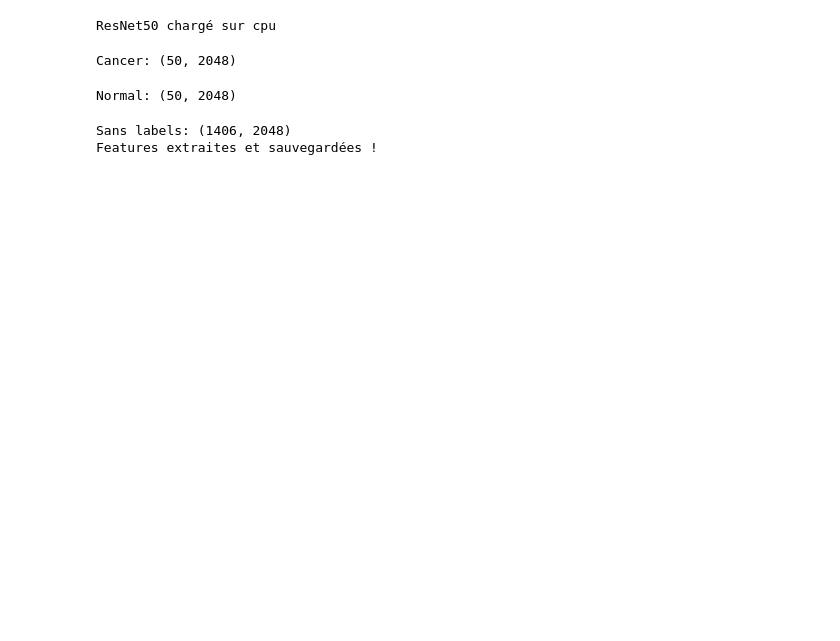
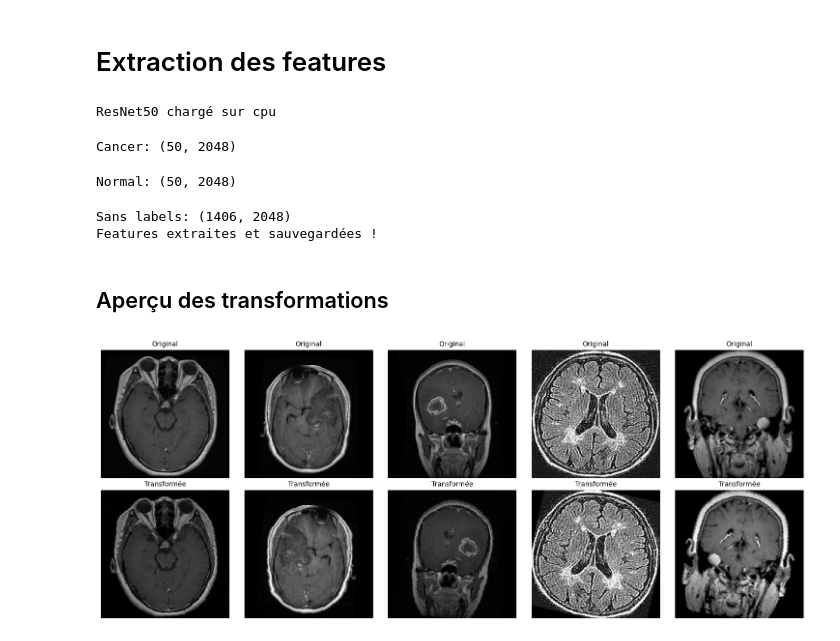
Before and after one commit to mgonzalez117/ai-engineer, a Jupyter notebook: p10/src/2-features.ipynb, the cells around one changed output. Saved outputs shown, nothing was run; the diff lists cells and outputs as text; code cells hidden in the pictures; blank space fills up the shorter version.

Commit message:
P10 - Constants + Feature extraction (fin)

```diff
--- a/p10/src/2-features.ipynb
+++ b/p10/src/2-features.ipynb
@@ -1,3 +1,5 @@
+# %% [markdown]
+# Extraction des features
 # %%
 import torch
 import torch.nn as nn
@@ -7,16 +9,16 @@ from pathlib import Path
 from PIL import Image
 import numpy as np
 from tqdm import tqdm
+import matplotlib.pyplot as plt
+from constants import CANCER, NORMAL, DATA_DIR, PREPARED_DIR, FEATURES_DIR, WITHOUT_LABEL, WITH_LABEL
 
 # CONFIGURATION
-CANCER = "cancer"
-NORMAL= "normal"
-PREPARED_DIR = Path("../.data/prepared")
-FEATURES_DIR = Path("../.data/features")
-WITHOUT_LABEL="sans_label"
-WITH_LABEL="avec_labels"
 DEVICE = torch.device("cuda" if torch.cuda.is_available() else "cpu")
 BATCH_SIZE = 32
+
+# Paramètres de dénormalisation ImageNet
+MEAN = np.array([0.5, 0.5, 0.5])
+STD = np.array([0.5, 0.5, 0.5])
 
 # TRANSFORMATIONS
 transform = transforms.Compose([
@@ -25,7 +27,7 @@ transform = transforms.Compose([
     transforms.RandomHorizontalFlip(p=0.5),
     transforms.RandomRotation(15),
     transforms.ColorJitter(brightness=0.2, contrast=0.2),
-    transforms.Normalize(mean=[0.5, 0.5, 0.5], std=[0.5, 0.5, 0.5])
+    transforms.Normalize(mean=MEAN, std=STD)
 ])
 
 # SIMPLE DATASET
@@ -109,3 +111,44 @@ Cancer: (50, 2048)
 Normal: (50, 2048)
 Sans labels: (1406, 2048)
 Features extraites et sauvegardées !
+# %% [markdown]
+## Aperçu des transformations
+# %%
+import numpy as np
+import matplotlib.pyplot as plt
+
+num_examples = 5
+fig, axes = plt.subplots(2, num_examples, figsize=(15, 6))
+
+for i in range(num_examples):
+    # Image AVANT transformation (brute depuis le disque)
+    img_path = dataset_unlabeled.image_paths[i]
+    img_original = Image.open(img_path).convert("RGB")
+
+    # Image APRÈS transformation
+    image_transformed, name = dataset_unlabeled[i]
+
+    # Conversion tensor -> numpy
+    img_transformed = image_transformed.numpy().transpose(1, 2, 0)
+
+    # Dénormalisation ImageNet
+    img_transformed = STD * img_transformed + MEAN
+    img_transformed = np.clip(img_transformed, 0, 1)
+
+    # Affichage AVANT
+    axes[0, i].imshow(img_original)
+    axes[0, i].set_title("Original", fontsize=10)
+    axes[0, i].axis('off')
+
+    # Affichage APRÈS
+    axes[1, i].imshow(img_transformed)
+    axes[1, i].set_title("Transformée", fontsize=10)
+    axes[1, i].axis('off')
+
+axes[0, 0].set_ylabel("AVANT", fontsize=12, rotation=0, labelpad=40, va='center')
+axes[1, 0].set_ylabel("APRÈS", fontsize=12, rotation=0, labelpad=40, va='center')
+
+plt.tight_layout()
+plt.show()
+# %% [output]
+[figure, added]
```
Also changed, not shown: 2 other files.
